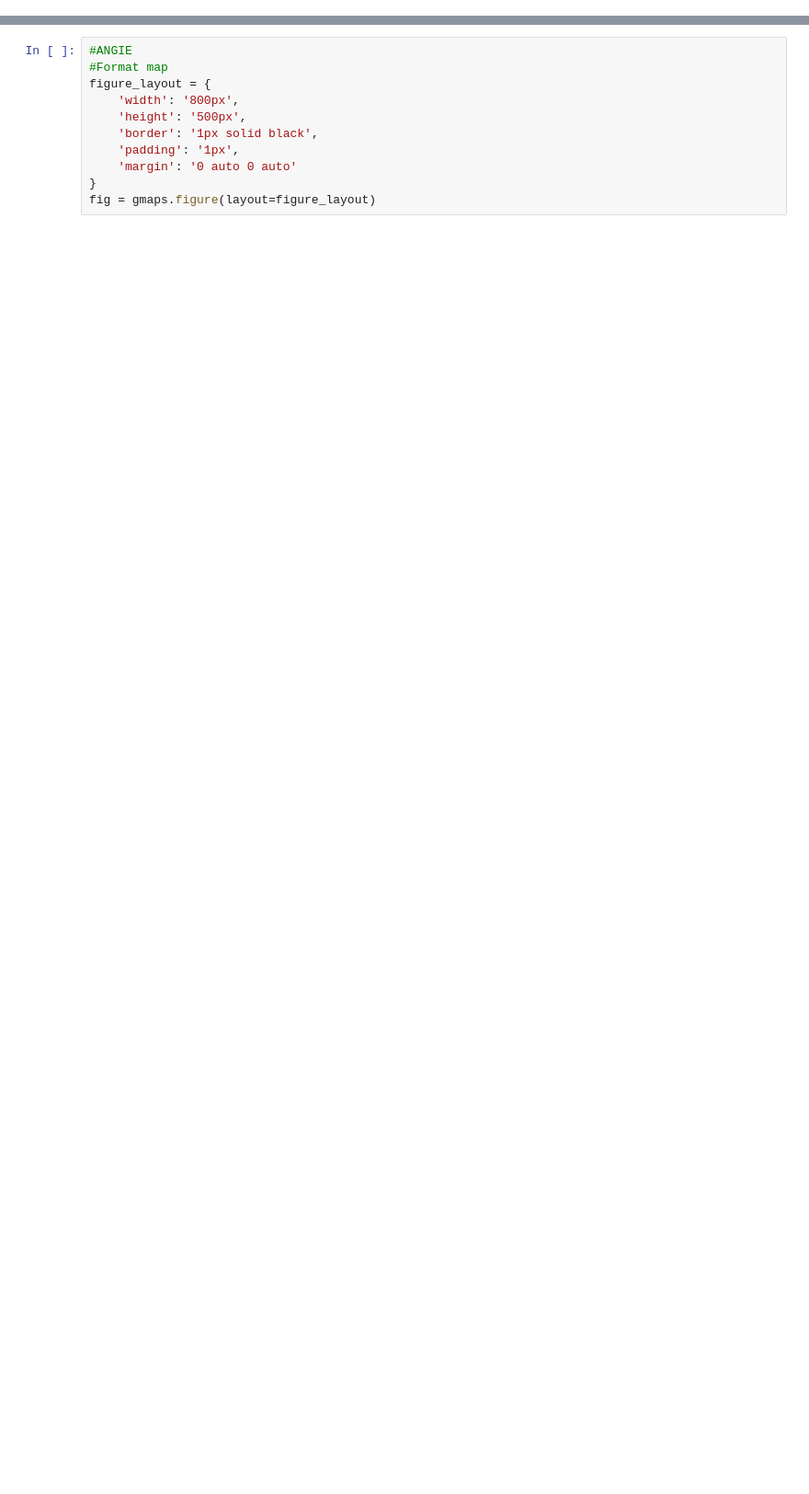
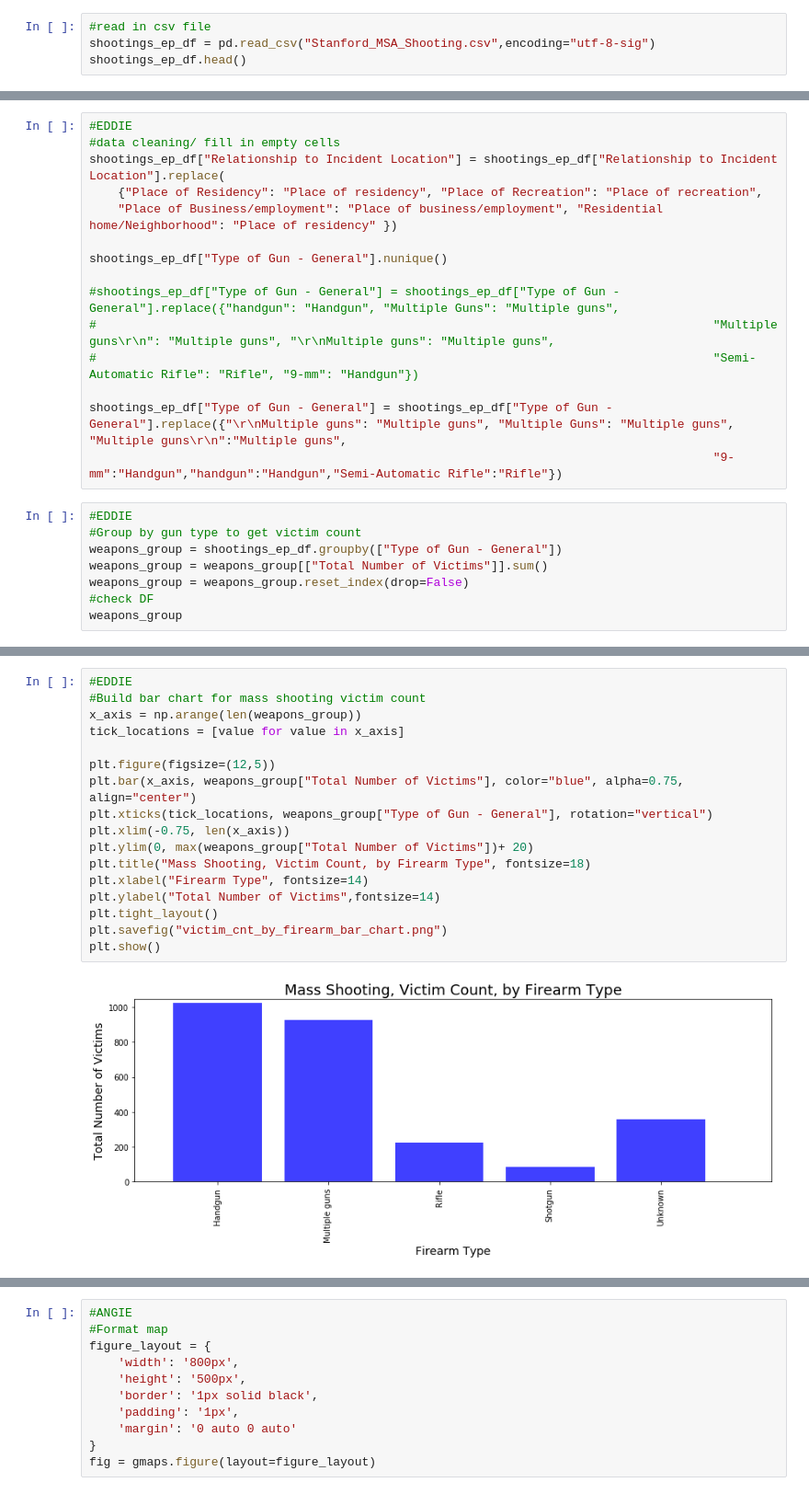
Before and after one commit to yuanyuans29/mass_shooting_analysis, a Jupyter notebook: Shootings_Data.ipynb, the cells around one changed output, grey strips where cells are left out. Shown: that part at 92% size. Saved outputs shown, nothing was run; the diff lists cells and outputs as text; blank space fills up the shorter version.

```diff
--- a/Shootings_Data.ipynb
+++ b/Shootings_Data.ipynb
@@ -10,0 +17,4 @@ gmaps.configure(api_key=gkey)
+# %%
+#read in csv file
+shootings_ep_df = pd.read_csv("Stanford_MSA_Shooting.csv",encoding="utf-8-sig")
+shootings_ep_df.head()
@@ -10,0 +54,23 @@ gmaps.configure(api_key=gkey)
+# %%
+#EDDIE
+#data cleaning/ fill in empty cells
+shootings_ep_df["Relationship to Incident Location"] = shootings_ep_df["Relationship to Incident Location"].replace(
+    {"Place of Residency": "Place of residency", "Place of Recreation": "Place of recreation",
+    "Place of Business/employment": "Place of business/employment", "Residential home/Neighborhood": "Place of residency" })
+
+shootings_ep_df["Type of Gun - General"].nunique()
+
+#shootings_ep_df["Type of Gun - General"] = shootings_ep_df["Type of Gun - General"].replace({"handgun": "Handgun", "Multiple Guns": "Multiple guns",
+#                                                                                      "Multiple guns\r\n": "Multiple guns", "\r\nMultiple guns": "Multiple guns",
+#                                                                                      "Semi-Automatic Rifle": "Rifle", "9-mm": "Handgun"})
+
+shootings_ep_df["Type of Gun - General"] = shootings_ep_df["Type of Gun - General"].replace({"\r\nMultiple guns": "Multiple guns", "Multiple Guns": "Multiple guns", "Multiple guns\r\n":"Multiple guns",
+                                                                                       "9-mm":"Handgun","handgun":"Handgun","Semi-Automatic Rifle":"Rifle"})
+# %%
+#EDDIE
+#Group by gun type to get victim count
+weapons_group = shootings_ep_df.groupby(["Type of Gun - General"])
+weapons_group = weapons_group[["Total Number of Victims"]].sum()
+weapons_group = weapons_group.reset_index(drop=False)
+#check DF
+weapons_group
@@ -10,0 +84,19 @@ gmaps.configure(api_key=gkey)
+# %%
+#EDDIE
+#Build bar chart for mass shooting victim count
+x_axis = np.arange(len(weapons_group))
+tick_locations = [value for value in x_axis]
+
+plt.figure(figsize=(12,5))
+plt.bar(x_axis, weapons_group["Total Number of Victims"], color="blue", alpha=0.75, align="center")
+plt.xticks(tick_locations, weapons_group["Type of Gun - General"], rotation="vertical")
+plt.xlim(-0.75, len(x_axis))
+plt.ylim(0, max(weapons_group["Total Number of Victims"])+ 20)
+plt.title("Mass Shooting, Victim Count, by Firearm Type", fontsize=18)
+plt.xlabel("Firearm Type", fontsize=14)
+plt.ylabel("Total Number of Victims",fontsize=14)
+plt.tight_layout()
+plt.savefig("victim_cnt_by_firearm_bar_chart.png")
+plt.show()
+# %% [output]
+[figure, added]
```
Also changed, not shown: parts of 29 cells of this notebook.
